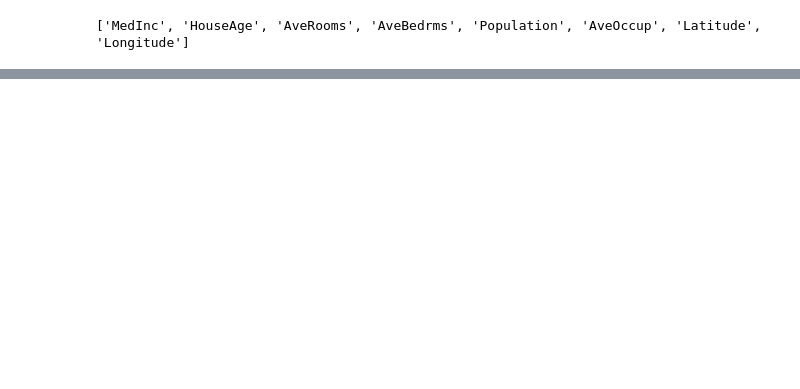
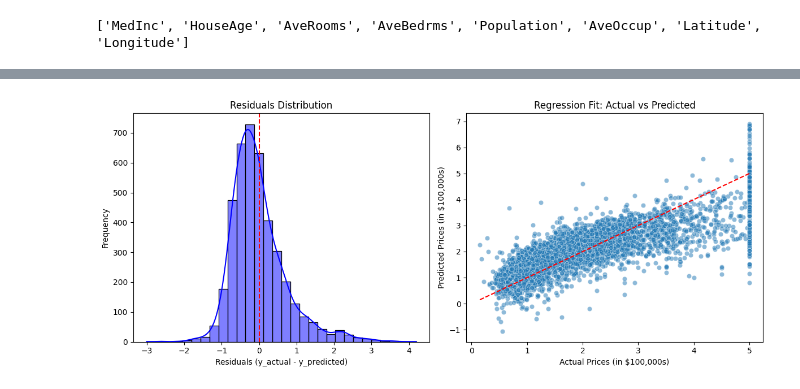
Before and after one commit to MC0117/housing-prices, a Jupyter notebook: housingprices.ipynb, the cells around one changed output, grey strips where cells are left out. Cells and saved outputs as stored; diff of their text form; code cells hidden in the pictures; blank space fills up the shorter version.

```diff
--- a/housingprices.ipynb
+++ b/housingprices.ipynb
@@ -47,0 +101,29 @@ R-squared: 0.5888
+# %%
+residuals = y_test-y_pred
+
+plt.figure(figsize=(12,5))
+
+
+# Plot 1: Residuals Distribution.
+plt.subplot(1,2,1)
+sns.histplot(residuals, bins=30, kde=True, color="blue")
+plt.axvline(x=0, color='red', linestyle='--')
+plt.title("Residuals Distribution")
+plt.xlabel("Residuals (y_actual - y_predicted)")
+plt.ylabel("Frequency")
+
+
+# Plot 2: Regression Fit (Actual vs Predicted).
+plt.subplot(1,2,2)
+sns.scatterplot(x=y_test, y=y_pred, alpha=0.5)
+plt.plot([min(y_test), max(y_test)], [min(y_test), max(y_test)], color='red', linestyle='--')  # Perfect fit line
+plt.title("Regression Fit: Actual vs Predicted")
+plt.xlabel("Actual Prices (in $100,000s)")
+plt.ylabel("Predicted Prices (in $100,000s)")
+
+
+# Show plots.
+plt.tight_layout()
+plt.show()
+# %% [output]
+[figure, added]
```
Also changed, not shown: parts of 6 cells of this notebook.
